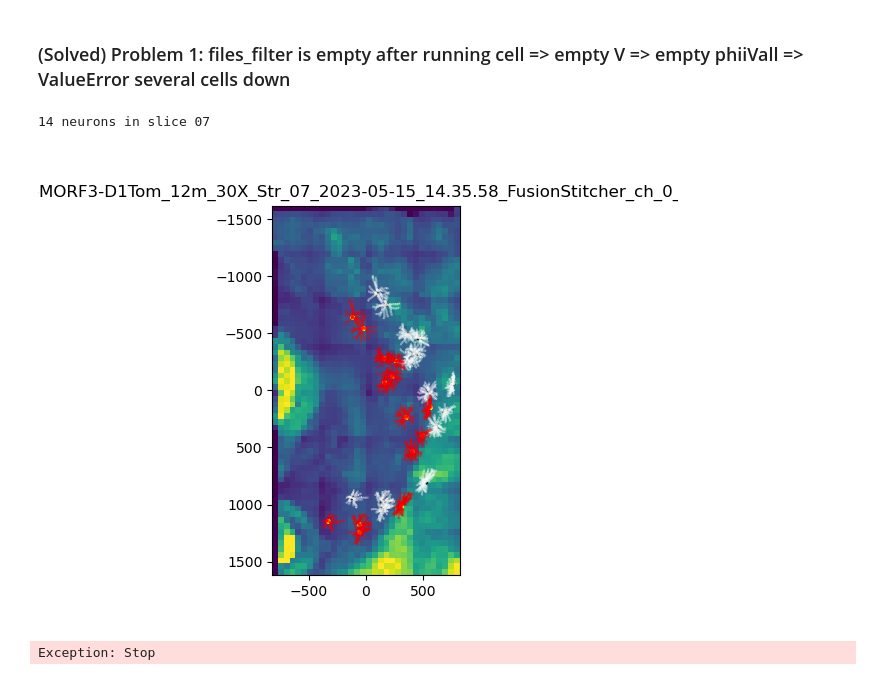
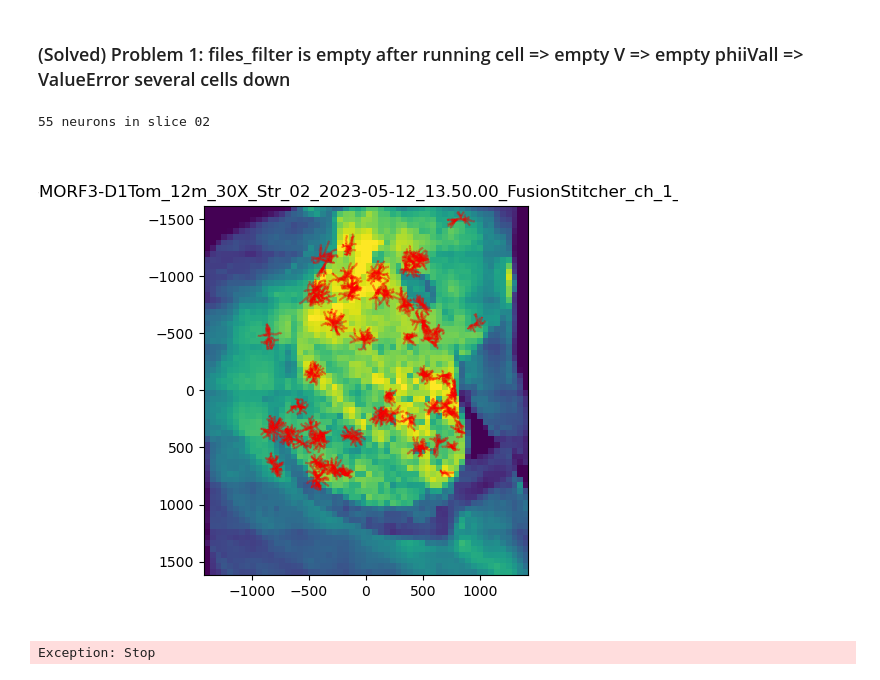
Before and after one commit to twardlab/dragonfly_registration_summer_2023, a Jupyter notebook: step3_neuron_registration_dragonfly.ipynb, the cells around one changed output. Drawn from its saved outputs; the diff is of its cells as text; code cells hidden in the pictures.

```diff
--- a/step3_neuron_registration_dragonfly.ipynb
+++ b/step3_neuron_registration_dragonfly.ipynb
@@ -301,7 +301,8 @@ seg_name = f'/home/{user}/mounts/bmaproot/nafs/dtward/dong/upenn_atlas/UPenn_lab
 ontology_name = f'/home/{user}/mounts/bmaproot/nafs/dtward/dong/upenn_atlas/atlas_info_KimRef_FPbasedLabel_v2.7.csv'
 
 # channel for 10 to 30 reg
-channel_10_to_30 = 0
+# channel_10_to_30 = 0
+channel_10_to_30 = 1
 # %% [markdown]
 ### Define output directory
 # %%
@@ -430,7 +431,7 @@ fig.canvas.draw()
 # collect data for one slab only to test new neurons
 # %%
 # The index of the 'one slab', for testing
-low_ind = 6
+low_ind = 1
 # %%
 # load the low res image
 image_low_file = image_low_files[low_ind]
@@ -819,7 +820,7 @@ def get_xyzoff(fname, brain, skip=0):
             _, fx, fy, fz = ((fname.split('/'))[-1].split('_')[-2]).split('-')
 
         fx, fy, fz = float(fx), float(fy), float(fz)
-        return np.array([fx-x, y-fy, fz-z])
+        return np.array([fx-x, fy-y, fz-z])
         # return np.array([fx, fy, fz])
         # return np.array([-1024, 1024, 150])
     else:
@@ -871,7 +872,7 @@ ax0.set_title(splitext(split(image_high_file)[-1])[0])
 # ====================================================================
 
 # i == 0: no shift, i == 1: shift
-for isShift in range(2):
+for isShift in [1]:
     # now we load them
     V = []
     E = []
@@ -927,36 +928,36 @@ for isShift in range(2):
         if isShift == 0:
             soma_location = [x,y,z]
         else:
-            soma_location = [fx-x+x, y-fy+y, fz-z+z]
+            soma_location = [fx,fy,fz]
 
         soma_location *= dJ0
         soma_location += np.array([xJ[2][0],xJ[1][0],xJ[0][0]])
 
         all_soma_x.append(soma_location[0])
         all_soma_y.append(soma_location[1])
 
     for i in range(len(V)):
         v_ = V[i]
         e_ = E[i]
         if isShift == 0:
             colors = np.ones(e_.shape[0])[...,None]*np.array([1,1,1,1])
             soma_color = '#000000'
         else:
             colors = np.ones(e_.shape[0])[...,None]*np.array([1,0,0,1])
             soma_color = '#ffff00'
         colors[:,-1] = 0.5
 
         lines0 = LineCollection(v_[e_][...,[0,1]],colors=colors)
         ax0.add_collection(lines0)
-        ax0.scatter(all_soma_x, all_soma_y, s = 3, c = soma_color)
+        # ax0.scatter(all_soma_x, all_soma_y, s = 3, c = soma_color)
 
     # Use shifted neurons for later plots
     if isShift == 1:
         Vall.append(V)
         Eall.append(E)
 
 fig0.canvas.draw()
 # %% [output]
-14 neurons in slice 07
+55 neurons in slice 02
-[figure, old version]
+[figure, new version]
 # %%
```
Also changed, not shown: parts of 11 cells of this notebook, 2 other files.
